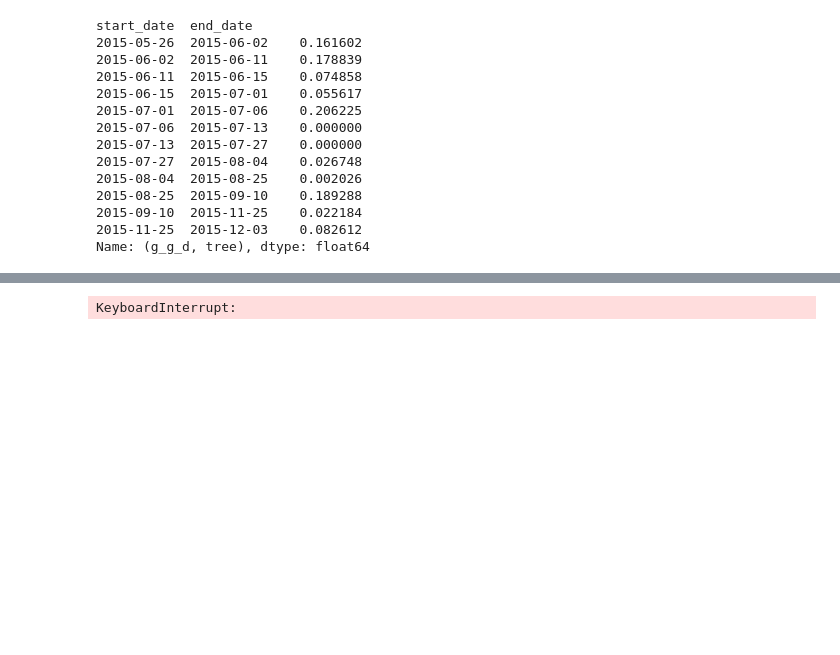
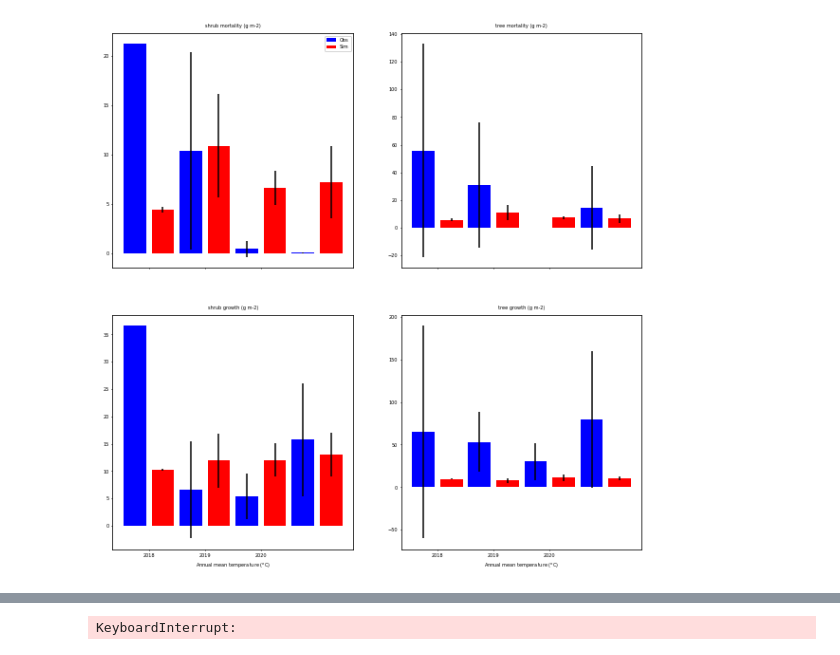
Before and after one commit to ypwong22/elm_nutrients, a Jupyter notebook: process_root_analysis.ipynb, the cells around one changed output, grey strips where cells are left out. Cells and saved outputs as stored; diff of their text form; code cells hidden in the pictures; blank space fills up the shorter version.

```diff
--- a/process_root_analysis.ipynb
+++ b/process_root_analysis.ipynb
@@ -306,20 +276,3 @@ plt.savefig(os.path.join(path_out, 'process_root_analysis_annual.png'), dpi = 60
-# %%
-temp_obs
-# %% [output]
-start_date  end_date
-2015-05-26  2015-06-02    0.161602
-2015-06-02  2015-06-11    0.178839
-2015-06-11  2015-06-15    0.074858
-2015-06-15  2015-07-01    0.055617
-2015-07-01  2015-07-06    0.206225
-2015-07-06  2015-07-13    0.000000
-2015-07-13  2015-07-27    0.000000
-2015-07-27  2015-08-04    0.026748
-2015-08-04  2015-08-25    0.002026
-2015-08-25  2015-09-10    0.189288
-2015-09-10  2015-11-25    0.022184
-2015-11-25  2015-12-03    0.082612
-Name: (g_g_d, tree), dtype: float64
 # %%
 # plot the annual values as bar plots
 annual_minirhizotron_sim2 = annual_minirhizotron_sim.copy()
@@ -328,34 +281,36 @@ annual_minirhizotron_sim2[annual_minirhizotron_obs.isna()] = np.nan
 fig, axes = plt.subplots(2, 2, figsize = (10, 10), sharex = True)
 count = 0
 for a, b in it.product(['m_g_d', 'g_g_d'], ['shrub', 'tree']):
     ax = axes.flat[count]
 
-    for i, y in enumerate([2018, 2019, 2020]):
+    for i, y in enumerate([2015, 2018, 2019, 2020]):
         temp_obs = annual_minirhizotron_obs.loc[y, (a, b)]
         temp_sim = annual_minirhizotron_sim.loc[y, (a, b)]
 
         ax.bar(i * 2, temp_obs.mean(), color = 'b', label = 'Obs')
         ax.errorbar(i * 2, temp_obs.mean(), temp_obs.std(), ecolor = 'k')
 
         ax.bar(i * 2 + 1, temp_sim.mean(), color = 'r', label = 'Sim')
         ax.errorbar(i * 2 + 1, temp_sim.mean(), temp_sim.std(), ecolor = 'k')
 
         if count == 0 and i == 0:
             ax.legend()
 
     ax.set_xticks([0.5, 2.5, 4.5])
     ax.set_xticklabels(['2018', '2019', '2020'])
 
     if a == 'm_g_d':
         title = f'{b} mortality (g m-2)'
     else:
         title = f'{b} growth (g m-2)'
     ax.set_title(title)
 
     if count >= 2:
         ax.set_xlabel('Annual mean temperature ($^o$C)')
 
     count = count + 1
+# %% [output]
+[figure, added]
 # %%
 # statistic
 annual_minirhizotron_errors = pd.DataFrame(np.nan, index = pd.MultiIndex.from_product([['m_g_d', 'g_g_d'], ['shrub', 'tree']]),
```
Also changed, not shown: parts of 7 cells of this notebook, 11 other files.
